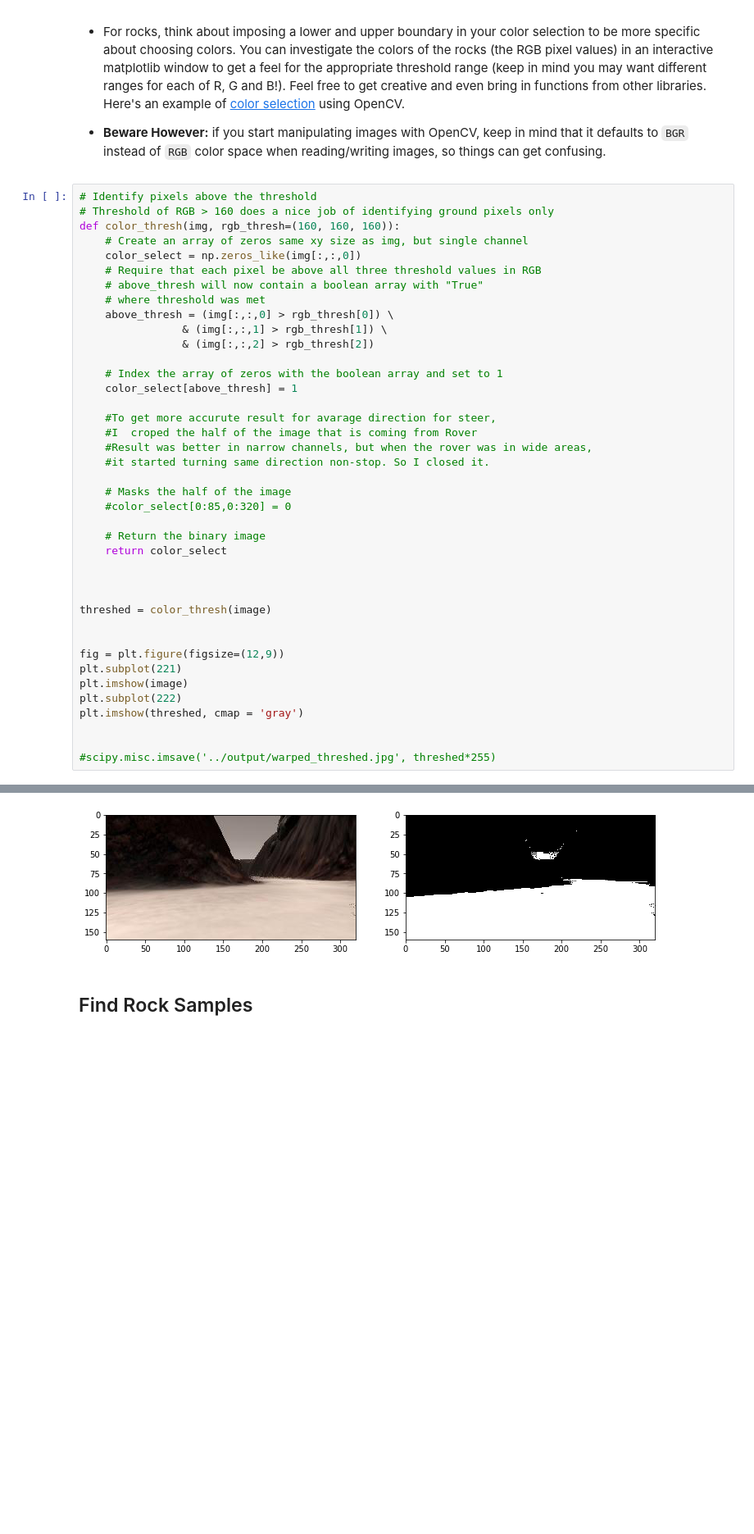
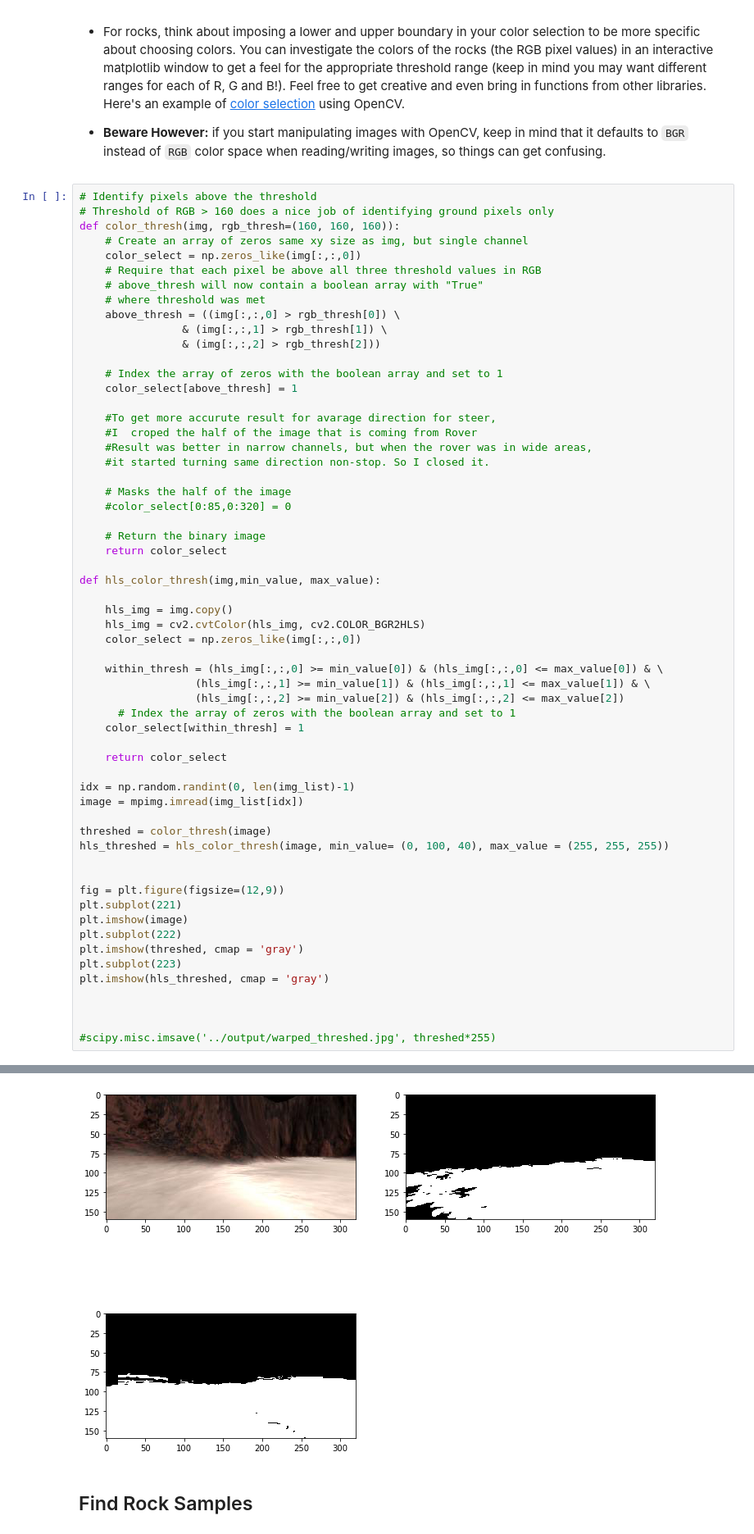
Before and after one commit to ardakayaa/Robotics-SearchAndSampleReturn, a Jupyter notebook: code/Rover_Project_Test_Notebook.ipynb, the cells around one changed output, grey strips where cells are left out. Shown at 82% size. Cells and saved outputs as stored; diff of their text form; blank space fills up the shorter version.

```diff
--- a/code/Rover_Project_Test_Notebook.ipynb
+++ b/code/Rover_Project_Test_Notebook.ipynb
@@ -130,40 +130,59 @@ def color_thresh(img, rgb_thresh=(160, 160, 160)):
     # Require that each pixel be above all three threshold values in RGB
     # above_thresh will now contain a boolean array with "True"
     # where threshold was met
-    above_thresh = (img[:,:,0] > rgb_thresh[0]) \
+    above_thresh = ((img[:,:,0] > rgb_thresh[0]) \
                 & (img[:,:,1] > rgb_thresh[1]) \
-                & (img[:,:,2] > rgb_thresh[2])
+                & (img[:,:,2] > rgb_thresh[2]))
 
     # Index the array of zeros with the boolean array and set to 1
     color_select[above_thresh] = 1
 
     #To get more accurute result for avarage direction for steer,
     #I  croped the half of the image that is coming from Rover
     #Result was better in narrow channels, but when the rover was in wide areas,
     #it started turning same direction non-stop. So I closed it.
 
     # Masks the half of the image
     #color_select[0:85,0:320] = 0
 
     # Return the binary image
     return color_select
 
+def hls_color_thresh(img,min_value, max_value):
 
+    hls_img = img.copy()
+    hls_img = cv2.cvtColor(hls_img, cv2.COLOR_BGR2HLS)
+    color_select = np.zeros_like(img[:,:,0])
+
+    within_thresh = (hls_img[:,:,0] >= min_value[0]) & (hls_img[:,:,0] <= max_value[0]) & \
+                  (hls_img[:,:,1] >= min_value[1]) & (hls_img[:,:,1] <= max_value[1]) & \
+                  (hls_img[:,:,2] >= min_value[2]) & (hls_img[:,:,2] <= max_value[2])
+      # Index the array of zeros with the boolean array and set to 1
+    color_select[within_thresh] = 1
+
+    return color_select
+
+idx = np.random.randint(0, len(img_list)-1)
+image = mpimg.imread(img_list[idx])
 
 threshed = color_thresh(image)
+hls_threshed = hls_color_thresh(image, min_value= (0, 100, 40), max_value = (255, 255, 255))
 
 
 fig = plt.figure(figsize=(12,9))
 plt.subplot(221)
 plt.imshow(image)
 plt.subplot(222)
 plt.imshow(threshed, cmap = 'gray')
+plt.subplot(223)
+plt.imshow(hls_threshed, cmap = 'gray')
+
 
 
 #scipy.misc.imsave('../output/warped_threshed.jpg', threshed*255)
 # %% [output]
 <matplotlib.image.AxesImage at 0x...>
-[figure, old version]
+[figure, new version]
 # %% [markdown]
 ## Find Rock Samples
 # %%
```
Also changed, not shown: parts of 4 cells of this notebook, 6 other files.
